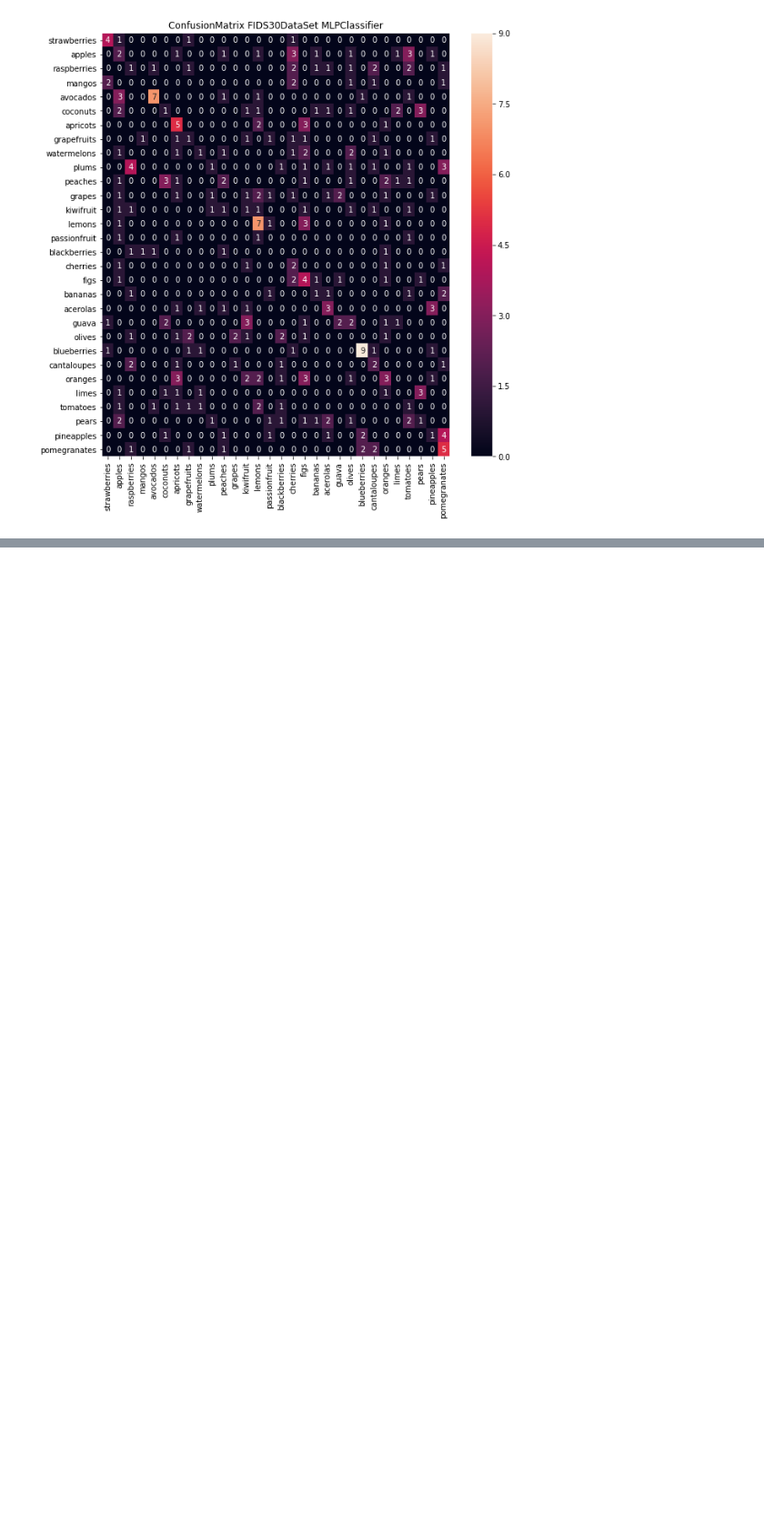
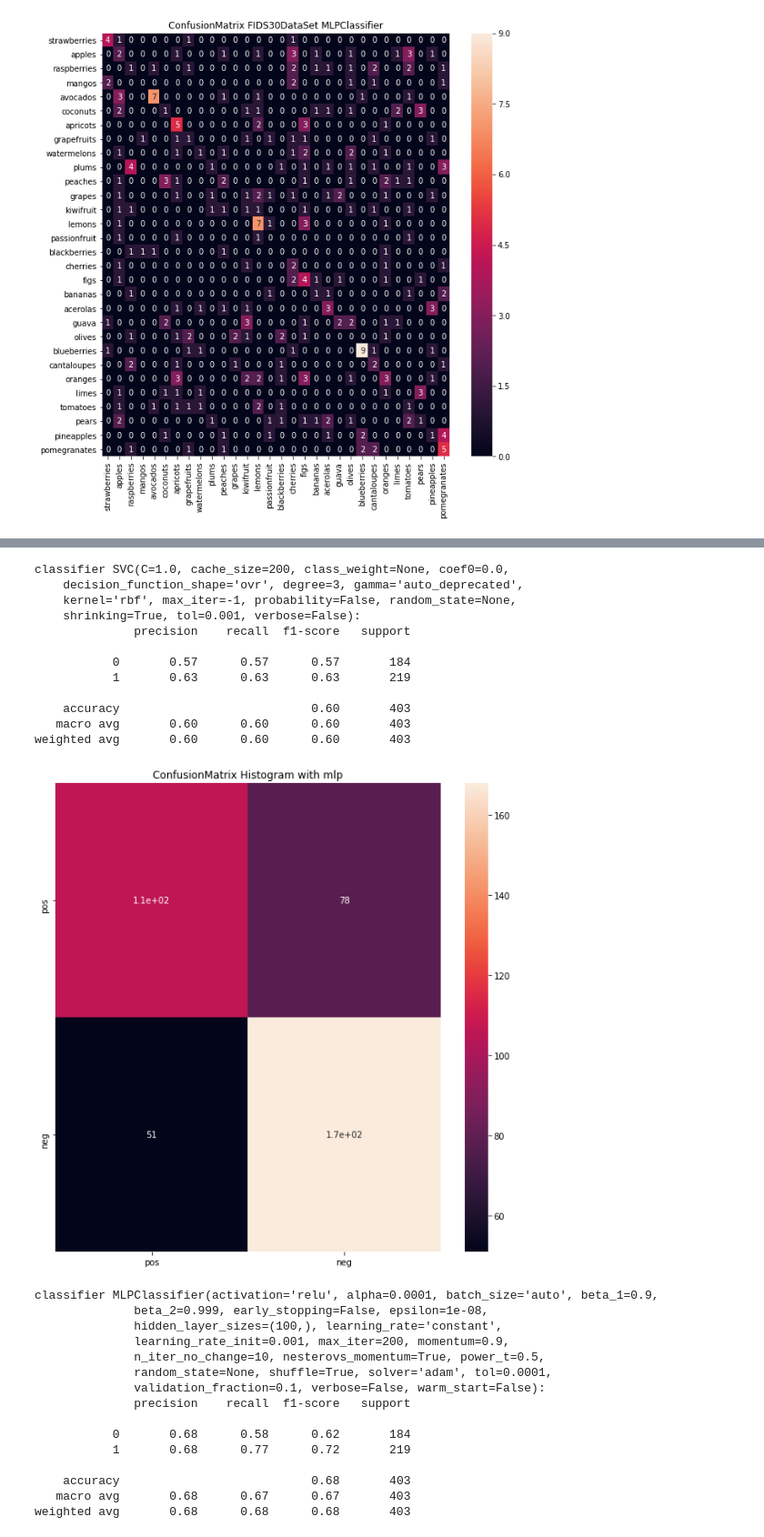
Before and after one commit to lazafi/male2019, a Jupyter notebook: 3/report1.ipynb, the cells around one changed output, grey strips where cells are left out. Shown at 91% size. Saved outputs shown, nothing was run; the diff lists cells and outputs as text; code cells hidden in the pictures; blank space fills up the shorter version.

```diff
--- a/3/report1.ipynb
+++ b/3/report1.ipynb
@@ -297,0 +331,38 @@ exp1.evaluate(text=True)
+# %%
+# knn
+exp1 = Experiment(car_data, svm.SVC(),  "Histogram with svm")
+exp1.train()
+exp1.evaluate(text=True)
+
+exp1 = Experiment(car_data, MLPClassifier(),  "Histogram with mlp")
+exp1.train()
+exp1.evaluate(text=True, figure=True)
+# %% [output]
+classifier SVC(C=1.0, cache_size=200, class_weight=None, coef0=0.0,
+    decision_function_shape='ovr', degree=3, gamma='auto_deprecated',
+    kernel='rbf', max_iter=-1, probability=False, random_state=None,
+    shrinking=True, tol=0.001, verbose=False):
+              precision    recall  f1-score   support
+
+           0       0.57      0.57      0.57       184
+           1       0.63      0.63      0.63       219
+
+    accuracy                           0.60       403
+   macro avg       0.60      0.60      0.60       403
+weighted avg       0.60      0.60      0.60       403
+[figure, added]
+classifier MLPClassifier(activation='relu', alpha=0.0001, batch_size='auto', beta_1=0.9,
+              beta_2=0.999, early_stopping=False, epsilon=1e-08,
+              hidden_layer_sizes=(100,), learning_rate='constant',
+              learning_rate_init=0.001, max_iter=200, momentum=0.9,
+              n_iter_no_change=10, nesterovs_momentum=True, power_t=0.5,
+              random_state=None, shuffle=True, solver='adam', tol=0.0001,
+              validation_fraction=0.1, verbose=False, warm_start=False):
+              precision    recall  f1-score   support
+
+           0       0.68      0.58      0.62       184
+           1       0.68      0.77      0.72       219
+
+    accuracy                           0.68       403
+   macro avg       0.68      0.67      0.67       403
+weighted avg       0.68      0.68      0.68       403
```
Also changed, not shown: parts of 17 cells of this notebook, 5 other files.
